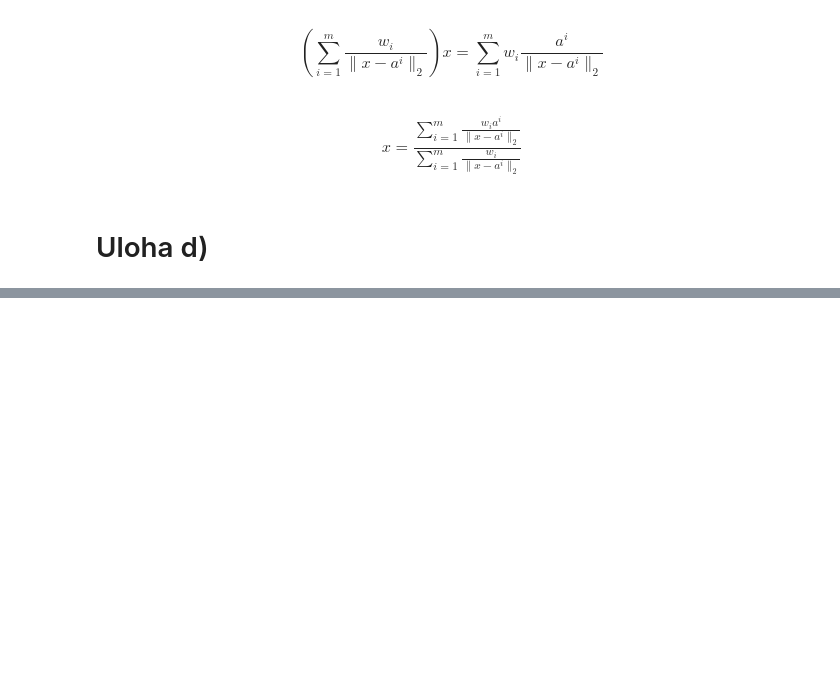
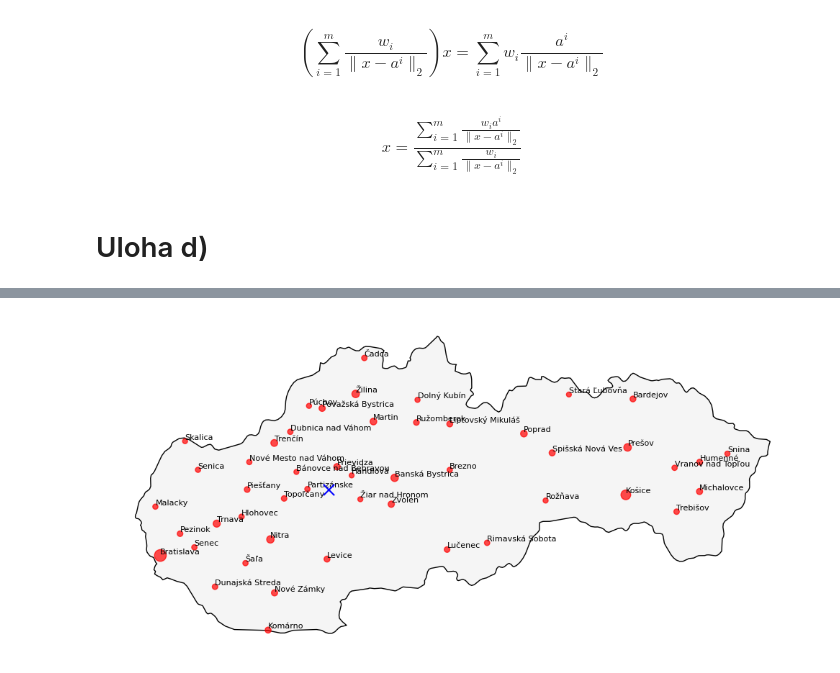
Before and after one commit to Retr-1/MVO-LPA-MjaBaRieVi, a Jupyter notebook: main.ipynb, the cells around one changed output, grey strips where cells are left out. Drawn from its saved outputs; the diff is of its cells as text; code cells hidden in the pictures; blank space fills up the shorter version.

```diff
--- a/main.ipynb
+++ b/main.ipynb
@@ -183,4 +188,59 @@ $$
 # %% [markdown]
 # Uloha d)
 # %%
-x0 =
+# x0 = np.array([
+#     (DF_MESTA.geometry.x * DF_MESTA['Weight']).sum(),
+#     (DF_MESTA.geometry.y * DF_MESTA['Weight']).sum()
+# ])
+
+# x0_1 = (DF_MESTA.geometry.x * DF_MESTA['Weight']).sum()
+# x0_2 = (DF_MESTA.geometry.y * DF_MESTA['Weight']).sum()
+
+
+# xk_1 = x0_1
+# xk_2 = x0_2
+
+# while True:
+#     s1 = 0
+#     s2 = 0
+
+#     for i in range(M):
+#         mesto = DF_MESTA.iloc[i]
+
+#         di = ( (xk_1 - DF_MESTA.geometry.x)**2 + (xk_2 - DF_MESTA.geometry.y)**2 )**0.5
+
+#         h_1 = mesto['Weight'] * mesto.geometry.x
+#         h_2 = mesto['Weight'] * mesto.geometry.y
+
+
+WC = WEIGHTS * COORDS
+EPS = 10**-6
+
+x0 = np.sum(WC, axis=0)
+xk = x0.copy()
+i = 0
+
+while True:
+    d = np.linalg.norm(xk-COORDS, axis=1)[:, None]
+
+    # print(WC / d)
+    xkk = np.sum(WC/d, axis=0) / np.sum(WEIGHTS / d)
+    i += 1
+
+    if np.linalg.norm(xkk - xk) < EPS:
+        xk = xkk
+        break
+
+    xk = xkk
+
+
+
+print(f'Finished in {i} iterations, found: {xk}')
+plot_slovakia(xk)
+
+# a = np.array([
+#     [2**0.5,2**0.5],
+#     [5,5]
+# ])
+# np.linalg.norm(a, axis=1)
+# %% [output]
@@ -186,0 +248 @@ x0 =
+[figure, added]
```
Also changed, not shown: parts of 3 cells of this notebook, 1 other file.
